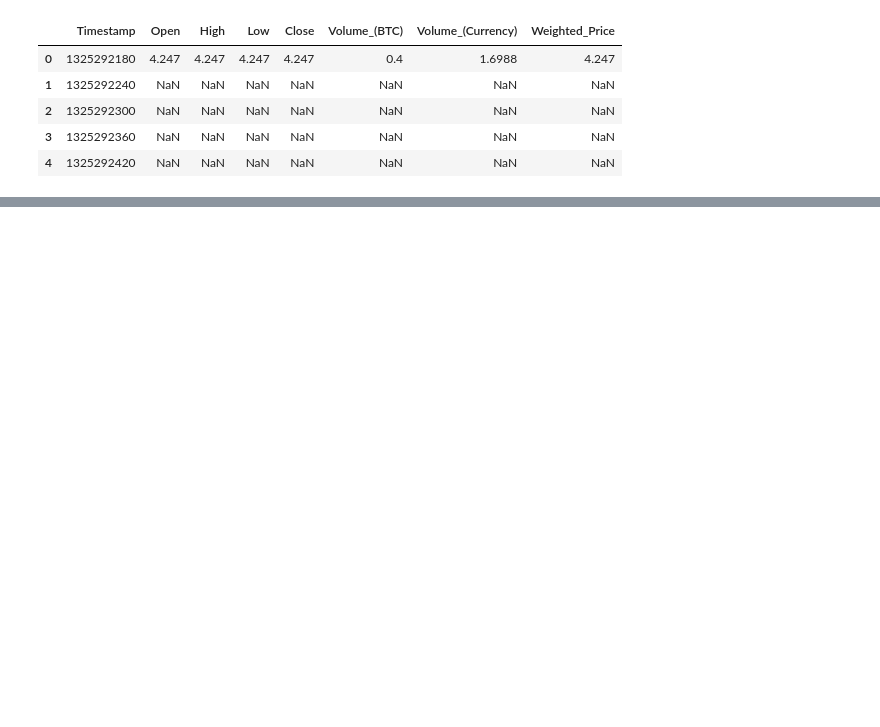
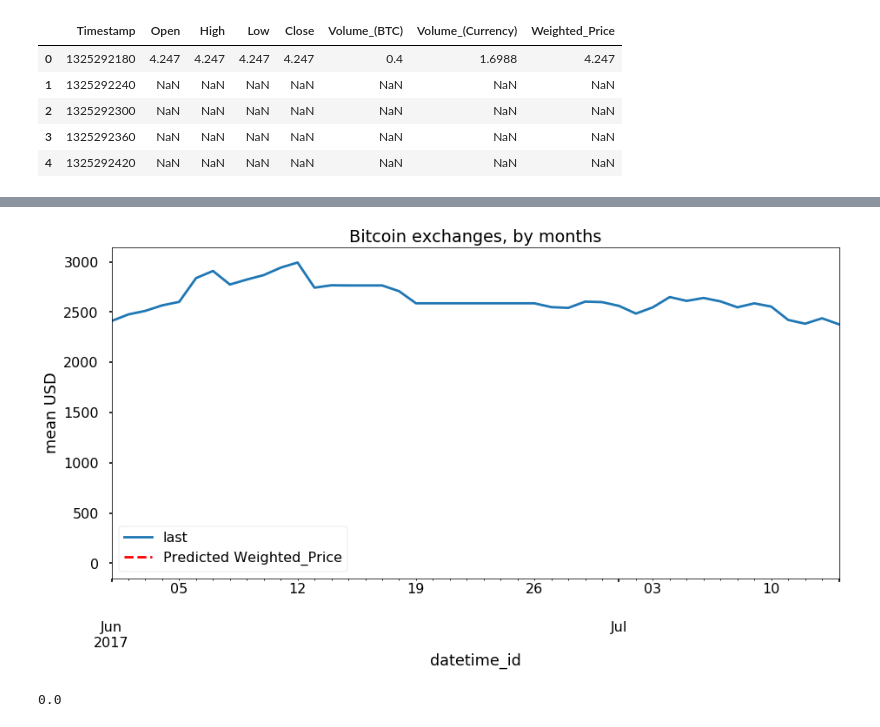
Before and after one commit to jack1806/bitcoin-price-predictions, a Jupyter notebook: bitcoin-price-prediction-by-arima.ipynb, the cells around one changed output, grey strips where cells are left out. Saved outputs shown, nothing was run; the diff lists cells and outputs as text; code cells hidden in the pictures; blank space fills up the shorter version.

```diff
--- a/bitcoin-price-prediction-by-arima.ipynb
+++ b/bitcoin-price-prediction-by-arima.ipynb
@@ -98,4 +97,0 @@ The series are not stationary.
-# %%
-# Seasonal differentiation
-df_month['prices_box_diff'] = df_month.Weighted_Price_box - df_month.Weighted_Price_box.shift(12)
-print("Dickey–Fuller test: p=%f" % sm.tsa.stattools.adfuller(df_month.prices_box_diff[12:])[1])
@@ -108,10 +97,0 @@ The series are not stationary.
-# %%
-# Regular differentiation
-df_month['prices_box_diff2'] = df_month.prices_box_diff - df_month.prices_box_diff.shift(1)
-plt.figure(figsize=(15,7))
-
-# STL-decomposition
-sm.tsa.seasonal_decompose(df_month.prices_box_diff2[13:]).plot()
-print("Dickey–Fuller test: p=%f" % sm.tsa.stattools.adfuller(df_month.prices_box_diff2[13:])[1])
-
-plt.show()
@@ -152,7 +135,7 @@ best_aic = float("inf")
 warnings.filterwarnings('ignore')
 for param in parameters_list:
     try:
-        model=sm.tsa.statespace.SARIMAX(df_month.Weighted_Price_box, order=(param[0], d, param[1]),
+        model=sm.tsa.statespace.SARIMAX(df_month['last'], order=(param[0], d, param[1]),
                                         seasonal_order=(param[2], D, param[3], 12)).fit(disp=-1)
     except ValueError:
         print('wrong parameters:', param)
@@ -200,16 +201,31 @@ def invboxcox(y,lmbda):
 # %%
 # Prediction
-df_month2 = df_month[['Weighted_Price']]
-date_list = [datetime(2017, 6, 30), datetime(2017, 7, 31), datetime(2017, 8, 31), datetime(2017, 9, 30),
-             datetime(2017, 10, 31), datetime(2017, 11, 30), datetime(2017, 12, 31), datetime(2018, 1, 31),
-             datetime(2018, 1, 28)]
-future = pd.DataFrame(index=date_list, columns= df_month.columns)
-df_month2 = pd.concat([df_month2, future])
-df_month2['forecast'] = invboxcox(best_model.predict(start=0, end=75), lmbda)
+df_month2 = df_month
+#date_list = [datetime(2017, 6, 30), datetime(2017, 7, 31), datetime(2017, 8, 31), datetime(2017, 9, 30),
+#             datetime(2017, 10, 31), datetime(2017, 11, 30), datetime(2017, 12, 31), datetime(2018, 1, 31),
+#             datetime(2018, 1, 28)]
+date_list = df_month2.index
+#future = pd.DataFrame(index=date_list,columns= df_month.columns)
+#df_month2 = pd.concat([df_month2, future])
+df_month2['forecast'] = invboxcox(best_model.predict(start=0,end=len(df_month2)), lmbda)
 plt.figure(figsize=(15,7))
-df_month2.Weighted_Price.plot()
+df_month2['last'].plot()
 df_month2.forecast.plot(color='r', ls='--', label='Predicted Weighted_Price')
 plt.legend()
 plt.title('Bitcoin exchanges, by months')
 plt.ylabel('mean USD')
 plt.show()
+# %% [output]
+[figure, added]
+# %%
+original = list(df_month2['last'])
+predicted = list(df_month2.forecast)
+rmse = 0
+for i in range(len(original)-1):
+    try:
+        rmse += (int(original[i])-int(predicted[i+1]))**2
+    except:
+        continue
+print((rmse/len(original))**(0.5))
+# %% [output]
+0.0
```
Also changed, not shown: parts of 28 cells of this notebook, 3 other files.
